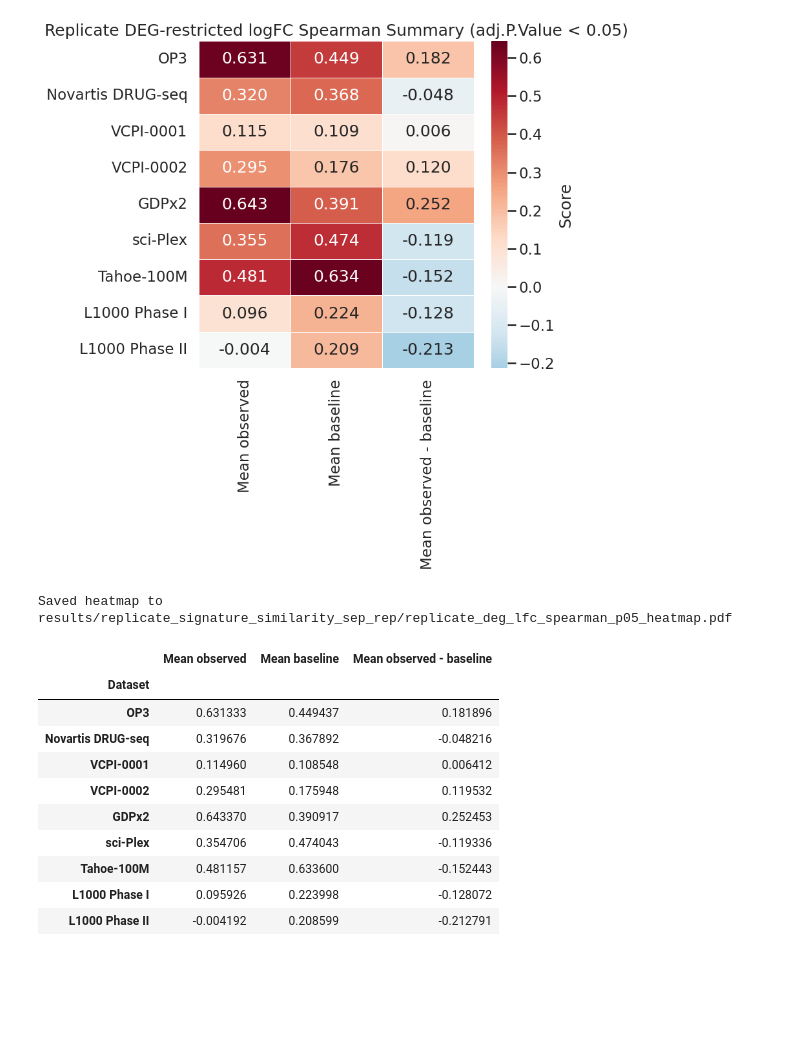
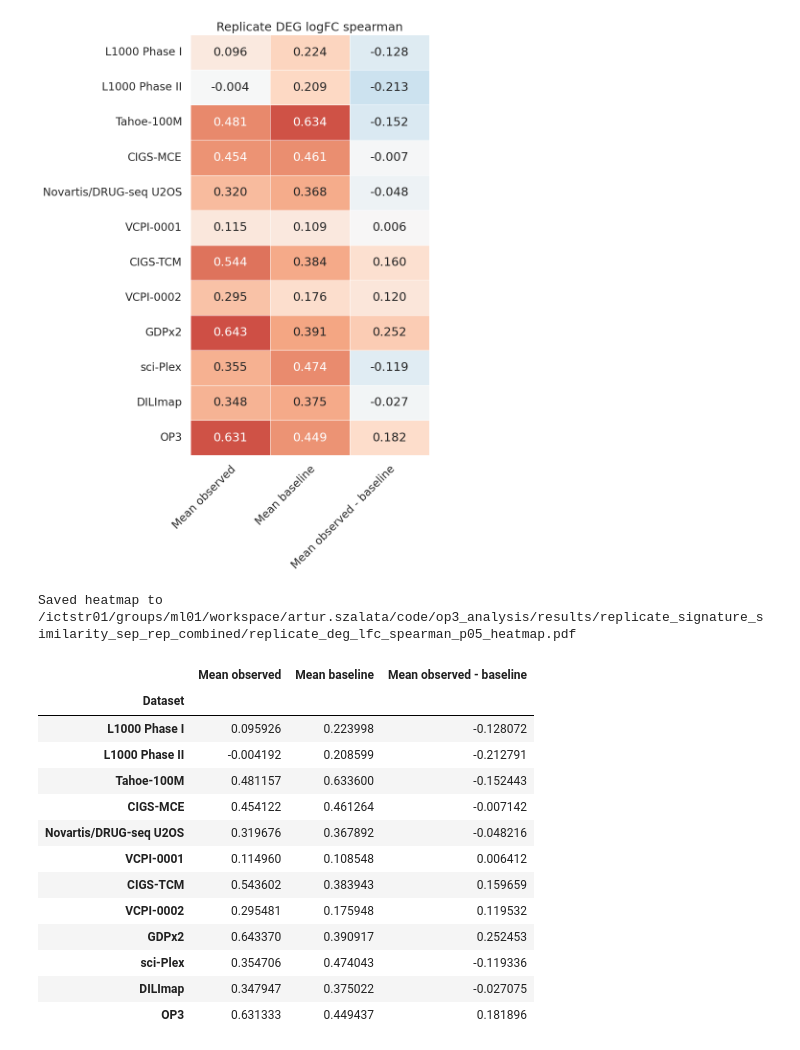
Before and after one commit to elmella/Chem-PerturBridge_analysis, a Jupyter notebook: notebooks/replicate_deg_metrics.ipynb, the cells around one changed output. Cells and saved outputs as stored; diff of their text form; code cells hidden in the pictures; blank space fills up the shorter version.

Commit message:
update cross replicate

```diff
--- a/notebooks/replicate_deg_metrics.ipynb
+++ b/notebooks/replicate_deg_metrics.ipynb
@@ -212,14 +270,12 @@ if not bool(task_config.get('compute_baseline_metrics', False)):
     )
 
 condition_deg_metric_summary = pd.read_csv(RESULTS_DIR / 'condition_deg_metric_summary.tsv', sep='	')
-selection_summary = pd.read_csv(RESULTS_DIR / 'dataset_selection_summary.tsv', sep='	')
-expected_n_conditions = int(selection_summary['n_retained_conditions'].sum())
-if len(condition_deg_metric_summary) != expected_n_conditions:
-    raise ValueError(
-        'condition_deg_metric_summary.tsv does not match the current retained-condition inventory: '
-        f'{len(condition_deg_metric_summary):,} rows vs expected {expected_n_conditions:,}. '
-        'This usually means the DEG summary is stale from an older run. Rerun the Slurm workflow from stage 1.'
-    )
+dataset_deg_metric_summary = pd.read_csv(RESULTS_DIR / 'dataset_deg_metric_summary.tsv', sep='	')
+condition_deg_metric_counts = validate_condition_metric_counts(
+    condition_deg_metric_summary,
+    dataset_deg_metric_summary,
+    condition_summary_name='condition_deg_metric_summary.tsv',
+)
 required_direction_cols = [
     'mean_replicate_direction_agreement_p05',
     'mean_baseline_pair_direction_agreement_p05',
@@ -227,17 +283,22 @@ required_direction_cols = [
 missing_direction_cols = [column_name for column_name in required_direction_cols if column_name not in condition_deg_metric_summary.columns]
 if missing_direction_cols:
     condition_metric_summary = pd.read_csv(RESULTS_DIR / 'condition_metric_summary.tsv', sep='	')
-    merge_columns = [
-        'condition_key',
-        'mean_replicate_direction_agreement_p05',
-        'mean_baseline_pair_direction_agreement_p05',
+    merge_keys = ['dataset_name', 'condition_key']
+    available_merge_columns = [
+        column_name
+        for column_name in required_direction_cols
+        if column_name in condition_metric_summary.columns
     ]
-    available_merge_columns = [column_name for column_name in merge_columns if column_name in condition_metric_summary.columns]
-    if len(available_merge_columns) > 1:
+    if all(column_name in condition_metric_summary.columns for column_name in merge_keys) and available_merge_columns:
         condition_deg_metric_summary = condition_deg_metric_summary.merge(
-            condition_metric_summary[available_merge_columns].drop_duplicates('condition_key'),
-            on='condition_key',
+            condition_metric_summary[merge_keys + available_merge_columns].drop_duplicates(merge_keys),
+            on=merge_keys,
             how='left',
         )
+print(
+    f"Loaded {len(condition_deg_metric_summary):,} DEG condition rows across "
+    f"{condition_deg_metric_summary['dataset_name'].nunique():,} datasets from {RESULTS_DIR}."
+)
+display(condition_deg_metric_counts)
 condition_deg_metric_summary.head()
 # %% [output]
@@ -295,25 +376,33 @@ Saved plot to results/replicate_signature_similarity_sep_rep/replicate_direction
 # %%
 # Heatmap: DEG logFC Spearman
+shared_heatmap_vmin, shared_heatmap_vmax = shared_summary_heatmap_limits(deg_lfc_summary, direction_summary)
+
 deg_lfc_heatmap = plot_summary_heatmap(
     deg_lfc_summary,
-    title='Replicate DEG-restricted logFC Spearman Summary (adj.P.Value < 0.05)',
-    value_label='Score',
+    title='Replicate DEG logFC spearman',
+    value_label='',
     pdf_name='replicate_deg_lfc_spearman_p05_heatmap.pdf',
+    vmin=shared_heatmap_vmin,
+    vmax=shared_heatmap_vmax,
+    show_colorbar=False,
 )
 # %% [output]
-[figure, old version]
+[figure, new version]
-Saved heatmap to results/replicate_signature_similarity_sep_rep/replicate_deg_lfc_spearman_p05_heatmap.pdf
+Saved heatmap to /ictstr01/groups/ml01/workspace/artur.szalata/code/op3_analysis/results/replicate_signature_similarity_sep_rep_combined/replicate_deg_lfc_spearman_p05_heatmap.pdf
 |  | Mean observed | Mean baseline | Mean observed - baseline |
 | Dataset |  |  |  |
-| OP3 | 0.631333 | 0.449437 | 0.181896 |
-| Novartis DRUG-seq | 0.319676 | 0.367892 | -0.048216 |
+| L1000 Phase I | 0.095926 | 0.223998 | -0.128072 |
+| L1000 Phase II | -0.004192 | 0.208599 | -0.212791 |
+| Tahoe-100M | 0.481157 | 0.633600 | -0.152443 |
+| CIGS-MCE | 0.454122 | 0.461264 | -0.007142 |
+| Novartis/DRUG-seq U2OS | 0.319676 | 0.367892 | -0.048216 |
 | VCPI-0001 | 0.114960 | 0.108548 | 0.006412 |
+| CIGS-TCM | 0.543602 | 0.383943 | 0.159659 |
 | VCPI-0002 | 0.295481 | 0.175948 | 0.119532 |
 | GDPx2 | 0.643370 | 0.390917 | 0.252453 |
 | sci-Plex | 0.354706 | 0.474043 | -0.119336 |
-| Tahoe-100M | 0.481157 | 0.633600 | -0.152443 |
-| L1000 Phase I | 0.095926 | 0.223998 | -0.128072 |
-| L1000 Phase II | -0.004192 | 0.208599 | -0.212791 |
+| DILImap | 0.347947 | 0.375022 | -0.027075 |
+| OP3 | 0.631333 | 0.449437 | 0.181896 |
 # %%
 # Heatmap: direction agreement
 direction_heatmap = plot_summary_heatmap(
```
Also changed, not shown: parts of 6 cells of this notebook, 4 other files.
